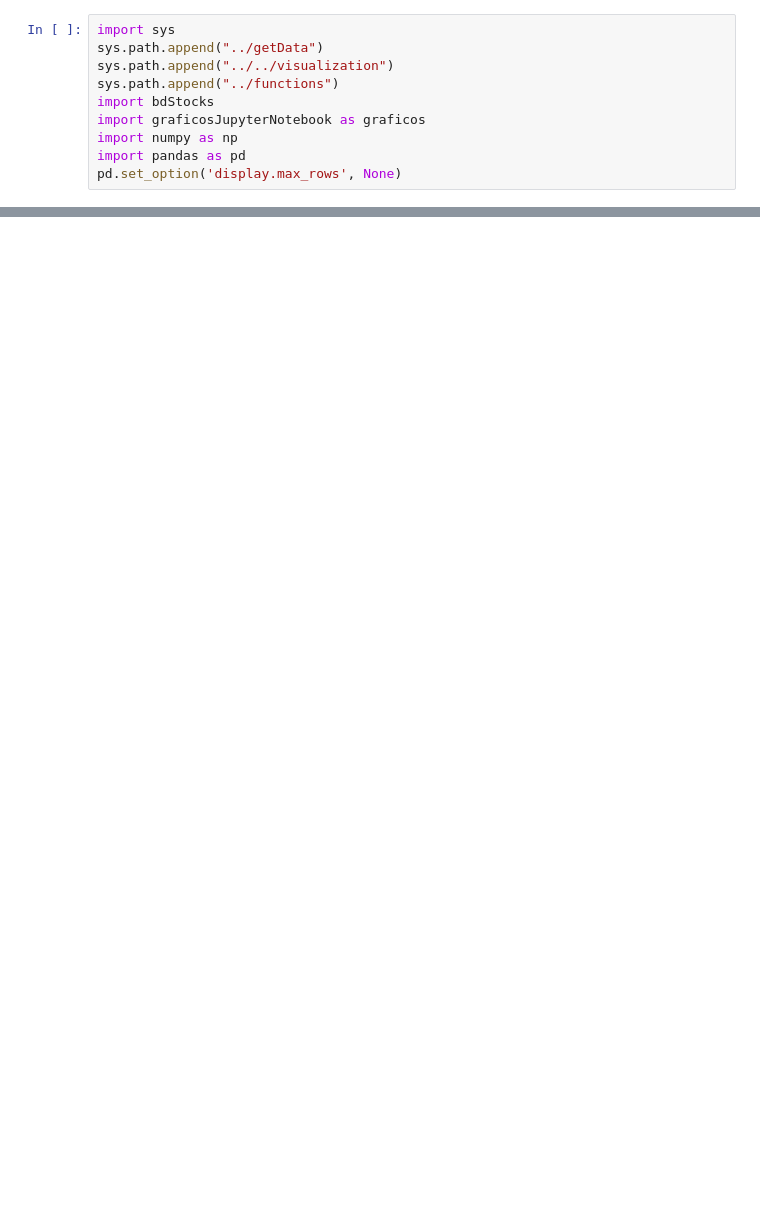
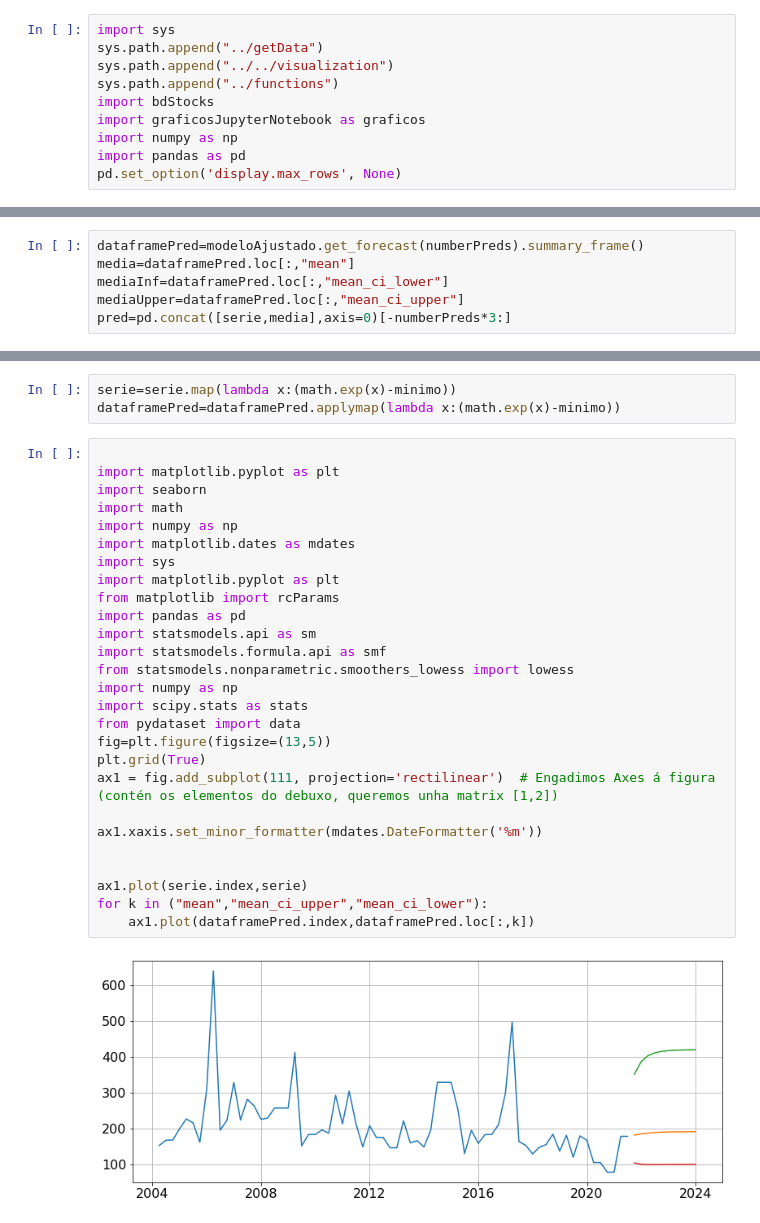
Before and after one commit to webclinic017/marketAnalyzer, a Jupyter notebook: analyzer/notebooks/ARIMA_Models.ipynb, the cells around one changed output, grey strips where cells are left out. Cells and saved outputs as stored; diff of their text form; blank space fills up the shorter version.

```diff
--- a/analyzer/notebooks/ARIMA_Models.ipynb
+++ b/analyzer/notebooks/ARIMA_Models.ipynb
@@ -145,0 +253,6 @@ plt.bar(range(len(pcorr)),pcorr)
+# %%
+dataframePred=modeloAjustado.get_forecast(numberPreds).summary_frame()
+media=dataframePred.loc[:,"mean"]
+mediaInf=dataframePred.loc[:,"mean_ci_lower"]
+mediaUpper=dataframePred.loc[:,"mean_ci_upper"]
+pred=pd.concat([serie,media],axis=0)[-numberPreds*3:]
@@ -145,0 +277,32 @@ plt.bar(range(len(pcorr)),pcorr)
+# %%
+serie=serie.map(lambda x:(math.exp(x)-minimo))
+dataframePred=dataframePred.applymap(lambda x:(math.exp(x)-minimo))
+# %%
+
+import matplotlib.pyplot as plt
+import seaborn
+import math
+import numpy as np
+import matplotlib.dates as mdates
+import sys
+import matplotlib.pyplot as plt
+from matplotlib import rcParams
+import pandas as pd
+import statsmodels.api as sm
+import statsmodels.formula.api as smf
+from statsmodels.nonparametric.smoothers_lowess import lowess
+import numpy as np
+import scipy.stats as stats
+from pydataset import data
+fig=plt.figure(figsize=(13,5))
+plt.grid(True)
+ax1 = fig.add_subplot(111, projection='rectilinear')  # Engadimos Axes á figura (contén os elementos do debuxo, queremos unha matrix [1,2])
+
+ax1.xaxis.set_minor_formatter(mdates.DateFormatter('%m'))
+
+
+ax1.plot(serie.index,serie)
+for k in ("mean","mean_ci_upper","mean_ci_lower"):
+    ax1.plot(dataframePred.index,dataframePred.loc[:,k])
+# %% [output]
+[figure, added]
```
Also changed, not shown: parts of 15 cells of this notebook, 1 other file.
